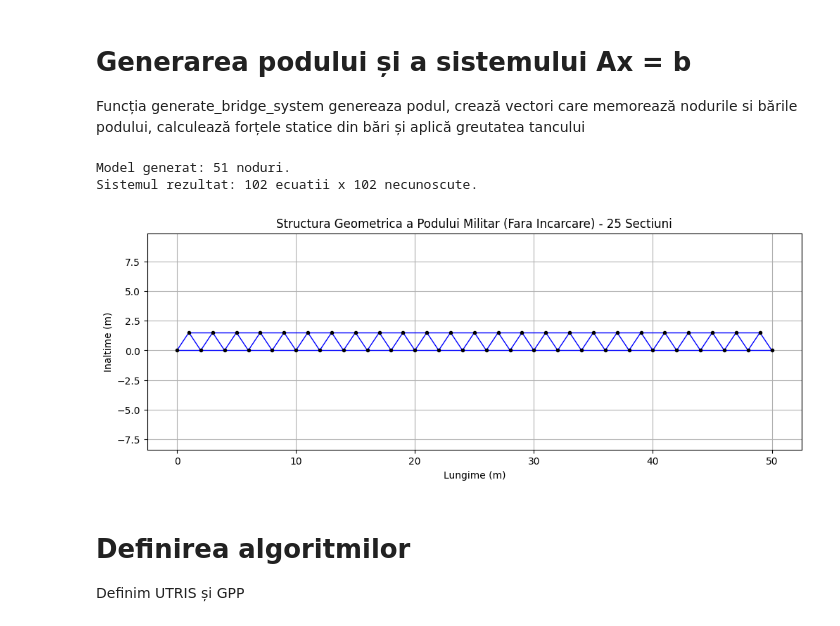
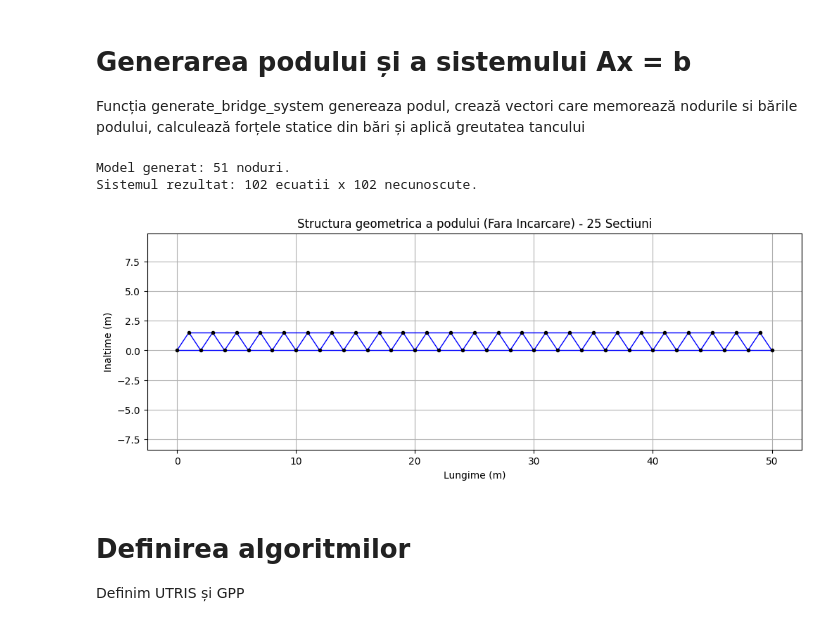
Before and after one commit to tankistkebab/WarrenTruss, a Jupyter notebook: sample.ipynb, the cells around one changed output. Drawn from its saved outputs; the diff is of its cells as text; code cells hidden in the pictures.

```diff
--- a/sample.ipynb
+++ b/sample.ipynb
@@ -46,9 +46,11 @@ def generate_bridge_system(num_sections):
     # Bare orizontale jos
     for i in range(0, num_nodes - 2, 2):
         members.append((i, i+2))
+
     # Bare orizontale sus
     for i in range(1, num_nodes - 2, 2):
         members.append((i, i+2))
+
     # Bare diagonale
     for i in range(num_sections):
         lower_left = 2*i
@@ -101,35 +103,35 @@ def generate_bridge_system(num_sections):
     mid_end = num_sections // 2 + 2
     for i in range(mid_start, mid_end):
         if i >= 0 and i*2 < num_nodes:
              b[2*(i*2) + 1] -= Load # Forta in jos pe axa Y
 
     return A, b, nodes, members
 
 #Grafice
 # Generam un pod cu 25 sectiuni (aprox 100+ ecuatii)
 NUM_SECTIUNI = 25
 A, b, nodes, members = generate_bridge_system(NUM_SECTIUNI)
 
 print(f"Model generat: {len(nodes)} noduri.")
 print(f"Sistemul rezultat: {A.shape[0]} ecuatii x {A.shape[1]} necunoscute.")
 
 # Plotare "Schelet" Pod
 plt.figure(figsize=(12, 4))
 for (i, j) in members:
     p1, p2 = nodes[i], nodes[j]
     plt.plot([p1[0], p2[0]], [p1[1], p2[1]], 'b-', lw=1) # Linii negre simple, schimba culoarea daca face fite IDE-ul
 
 plt.plot([n[0] for n in nodes], [n[1] for n in nodes], 'ko', markersize=3)
-plt.title(f"Structura Geometrica a Podului Militar (Fara Incarcare) - {NUM_SECTIUNI} Sectiuni")
+plt.title(f"Structura geometrica a podului (Fara Incarcare) - {NUM_SECTIUNI} Sectiuni")
 plt.xlabel("Lungime (m)")
 plt.ylabel("Inaltime (m)")
 plt.axis('equal')
 plt.grid(True)
 plt.show()
 # %% [output]
 Model generat: 51 noduri.
 Sistemul rezultat: 102 ecuatii x 102 necunoscute.
-[figure, old version]
+[figure, new version]
 # %% [markdown]
 # Definirea algoritmilor
 Definim UTRIS și GPP
```
Also changed, not shown: parts of 3 cells of this notebook.
